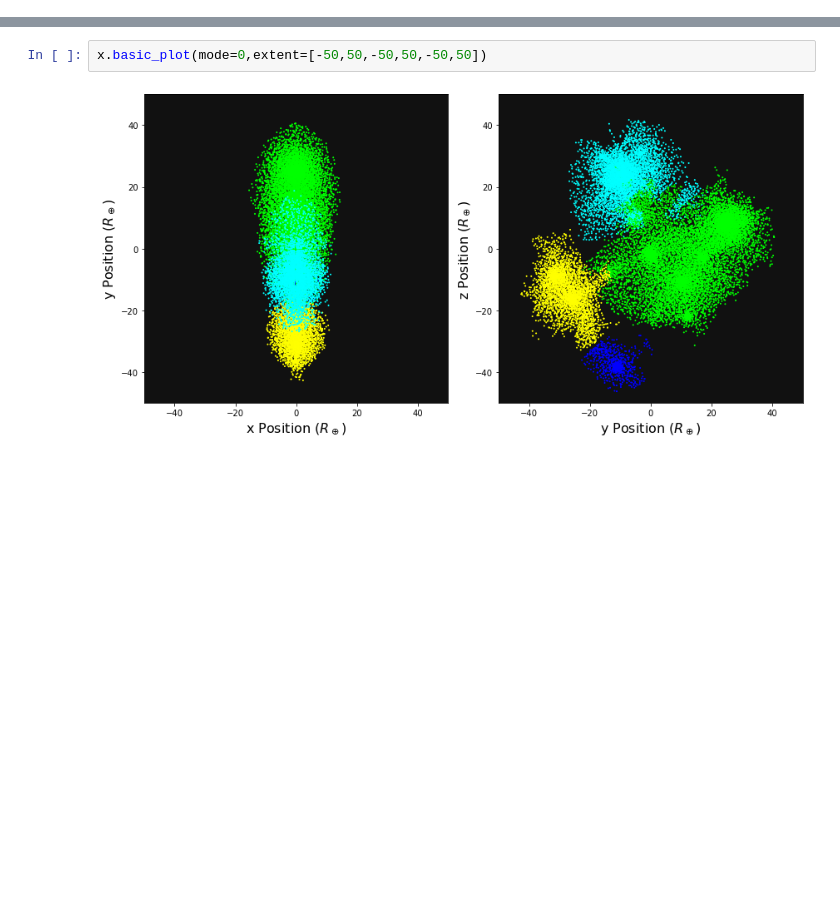
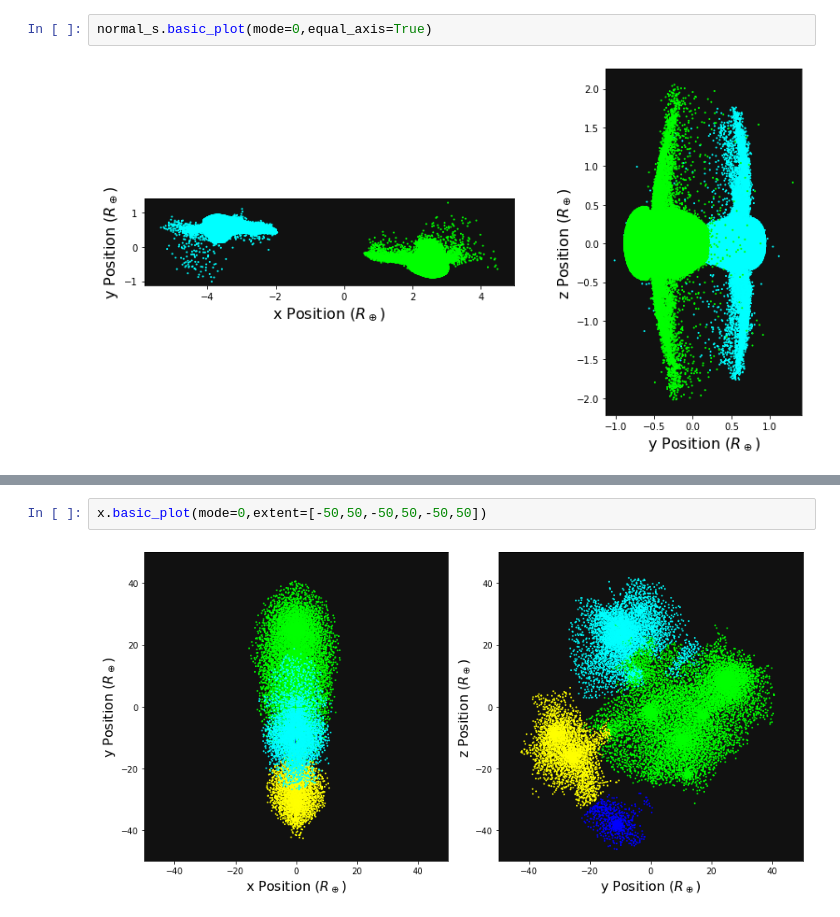
Before and after one commit to JingyaoDOU/planetboundmass, a Jupyter notebook: tutorial.ipynb, the cells around one changed output, grey strips where cells are left out. Saved outputs shown, nothing was run; the diff lists cells and outputs as text; blank space fills up the shorter version.

```diff
--- a/tutorial.ipynb
+++ b/tutorial.ipynb
@@ -63,0 +163,4 @@ array([1., 2., 3., 4., 0.])
+# %%
+normal_s.basic_plot(mode=0,equal_axis=True)
+# %% [output]
+[figure, added]
```
Also changed, not shown: parts of 72 cells of this notebook, 2 other files.
